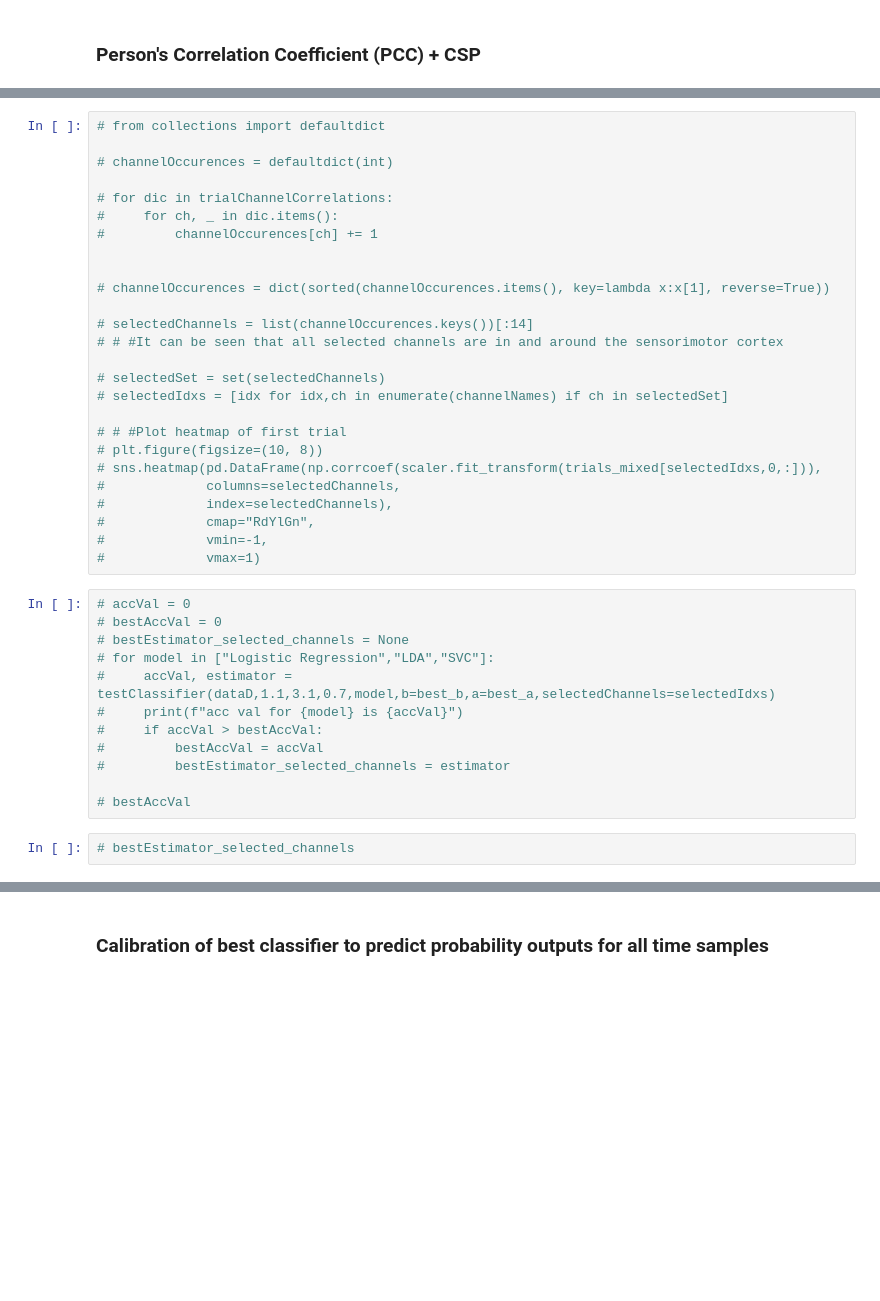
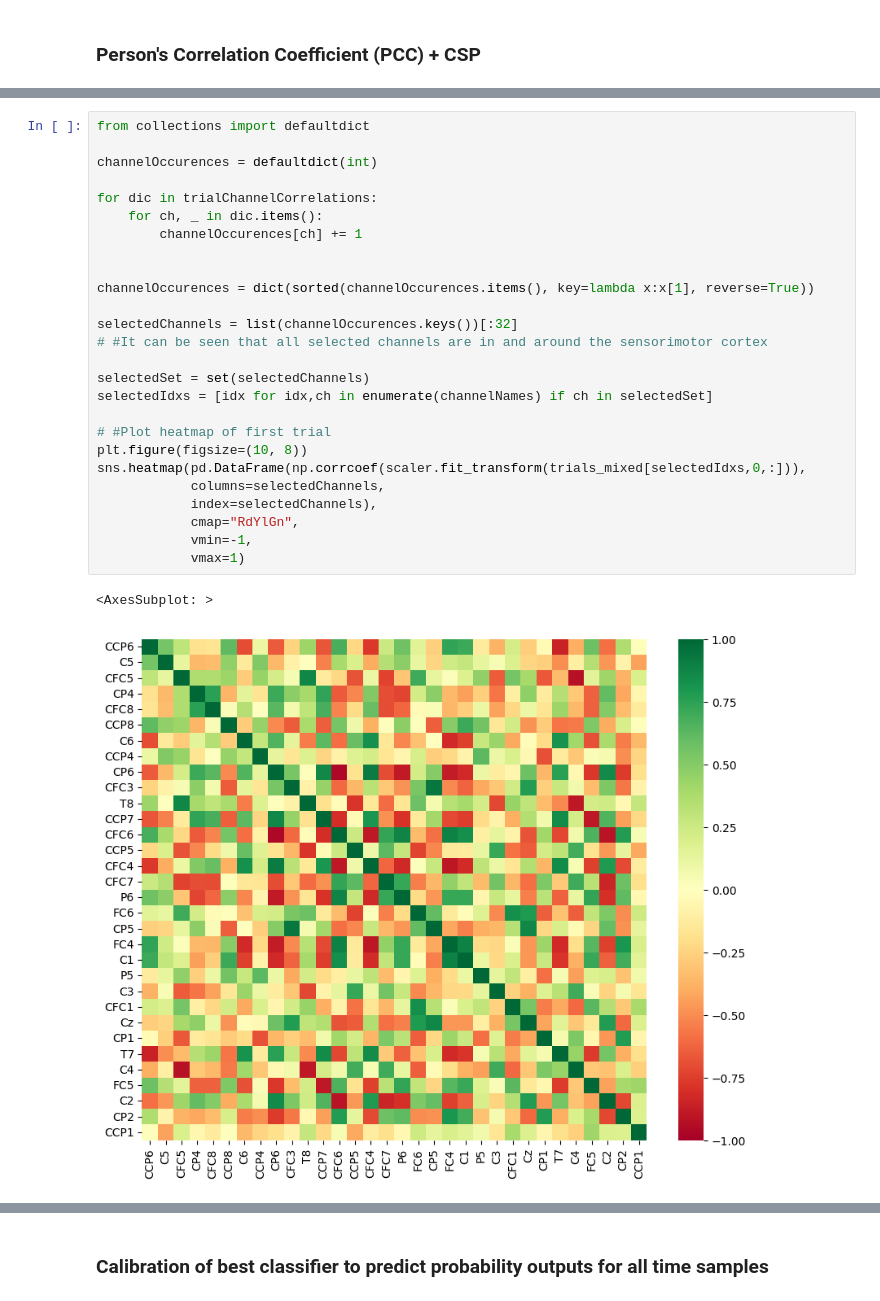
Before and after one commit to alfredsadjei/BCI_COMP_IV, a Jupyter notebook: BCI_COMP_IV_subjectF.ipynb, the cells around one changed output, grey strips where cells are left out. Drawn from its saved outputs; the diff is of its cells as text; blank space fills up the shorter version.

```diff
--- a/BCI_COMP_IV_subjectF.ipynb
+++ b/BCI_COMP_IV_subjectF.ipynb
@@ -404,40 +445,29 @@ VotingClassifier(estimators=[('LinearDiscriminantAnalysis',
 # %%
-# from collections import defaultdict
+from collections import defaultdict
 
-# channelOccurences = defaultdict(int)
+channelOccurences = defaultdict(int)
 
-# for dic in trialChannelCorrelations:
-#     for ch, _ in dic.items():
-#         channelOccurences[ch] += 1
+for dic in trialChannelCorrelations:
+    for ch, _ in dic.items():
+        channelOccurences[ch] += 1
 
 
-# channelOccurences = dict(sorted(channelOccurences.items(), key=lambda x:x[1], reverse=True))
+channelOccurences = dict(sorted(channelOccurences.items(), key=lambda x:x[1], reverse=True))
 
-# selectedChannels = list(channelOccurences.keys())[:14]
-# # #It can be seen that all selected channels are in and around the sensorimotor cortex
+selectedChannels = list(channelOccurences.keys())[:32]
+# #It can be seen that all selected channels are in and around the sensorimotor cortex
 
-# selectedSet = set(selectedChannels)
-# selectedIdxs = [idx for idx,ch in enumerate(channelNames) if ch in selectedSet]
+selectedSet = set(selectedChannels)
+selectedIdxs = [idx for idx,ch in enumerate(channelNames) if ch in selectedSet]
 
-# # #Plot heatmap of first trial
-# plt.figure(figsize=(10, 8))
-# sns.heatmap(pd.DataFrame(np.corrcoef(scaler.fit_transform(trials_mixed[selectedIdxs,0,:])),
-#             columns=selectedChannels,
-#             index=selectedChannels),
-#             cmap="RdYlGn",
-#             vmin=-1,
-#             vmax=1)
+# #Plot heatmap of first trial
+plt.figure(figsize=(10, 8))
+sns.heatmap(pd.DataFrame(np.corrcoef(scaler.fit_transform(trials_mixed[selectedIdxs,0,:])),
+            columns=selectedChannels,
+            index=selectedChannels),
+            cmap="RdYlGn",
+            vmin=-1,
+            vmax=1)
+# %% [output]
+<AxesSubplot: >
+[figure, added]
-# %%
-# accVal = 0
-# bestAccVal = 0
-# bestEstimator_selected_channels = None
-# for model in ["Logistic Regression","LDA","SVC"]:
-#     accVal, estimator =  testClassifier(dataD,1.1,3.1,0.7,model,b=best_b,a=best_a,selectedChannels=selectedIdxs)
-#     print(f"acc val for {model} is {accVal}")
-#     if accVal > bestAccVal:
-#         bestAccVal = accVal
-#         bestEstimator_selected_channels = estimator
-
-# bestAccVal
-# %%
-# bestEstimator_selected_channels
```
Also changed, not shown: parts of 13 cells of this notebook, 6 other files.
